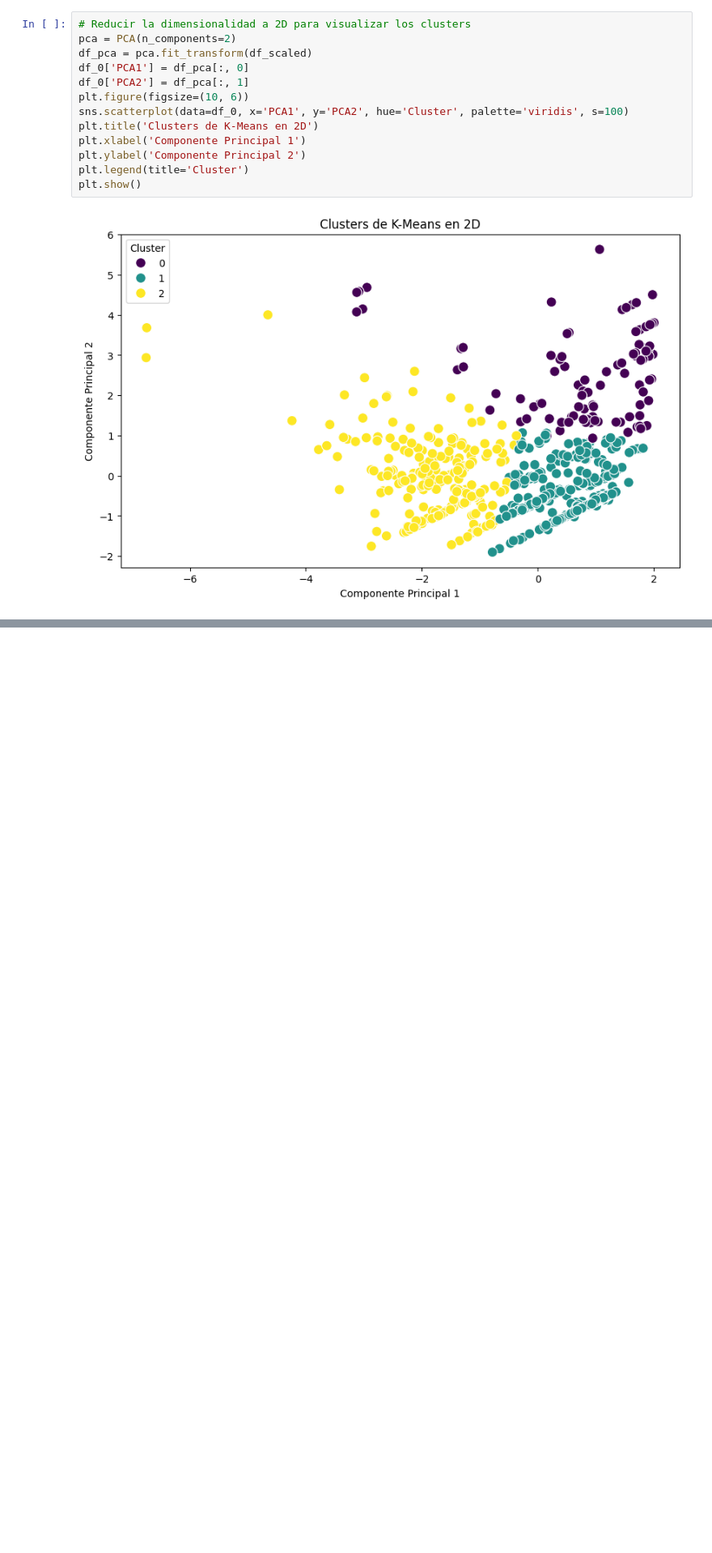
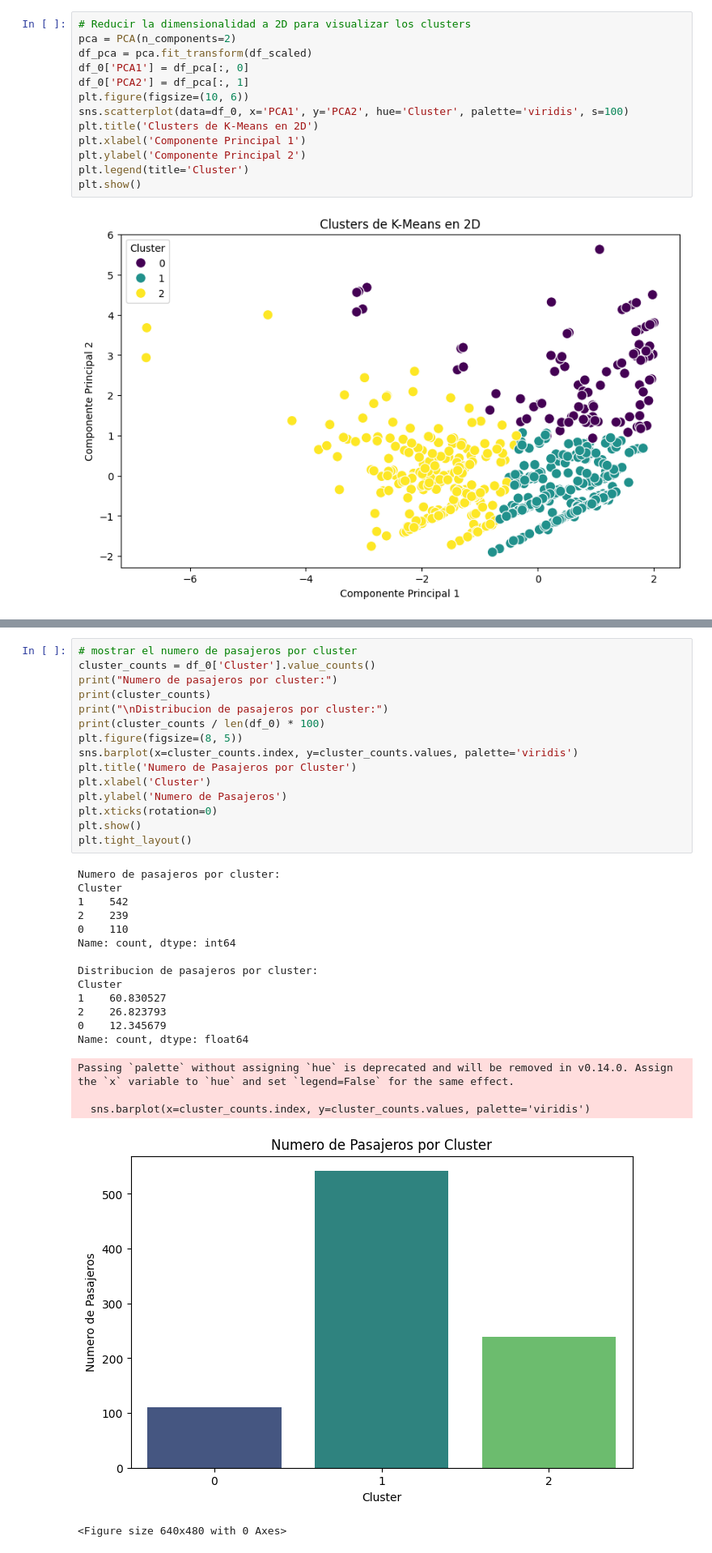
Before and after one commit to Jluisfeltrer/cluster, a Jupyter notebook: k_mean.ipynb, the cells around one changed output, grey strips where cells are left out. Shown: that part at 81% size. Saved outputs shown, nothing was run; the diff lists cells and outputs as text; blank space fills up the shorter version.

Commit message:
analisis de clusters

```diff
--- a/k_mean.ipynb
+++ b/k_mean.ipynb
@@ -198,0 +201,34 @@ plt.show()
+# %%
+# mostrar el numero de pasajeros por cluster
+cluster_counts = df_0['Cluster'].value_counts()
+print("Numero de pasajeros por cluster:")
+print(cluster_counts)
+print("\nDistribucion de pasajeros por cluster:")
+print(cluster_counts / len(df_0) * 100)
+plt.figure(figsize=(8, 5))
+sns.barplot(x=cluster_counts.index, y=cluster_counts.values, palette='viridis')
+plt.title('Numero de Pasajeros por Cluster')
+plt.xlabel('Cluster')
+plt.ylabel('Numero de Pasajeros')
+plt.xticks(rotation=0)
+plt.show()
+plt.tight_layout()
+# %% [output]
+Numero de pasajeros por cluster:
+Cluster
+1    542
+2    239
+0    110
+Name: count, dtype: int64
+
+Distribucion de pasajeros por cluster:
+Cluster
+1    60.830527
+2    26.823793
+0    12.345679
+Name: count, dtype: float64
+Passing `palette` without assigning `hue` is deprecated and will be removed in v0.14.0. Assign the `x` variable to `hue` and set `legend=False` for the same effect.
+
+  sns.barplot(x=cluster_counts.index, y=cluster_counts.values, palette='viridis')
+[figure, added]
+<Figure size 640x480 with 0 Axes>
```
Also changed, not shown: parts of 2 cells of this notebook.
